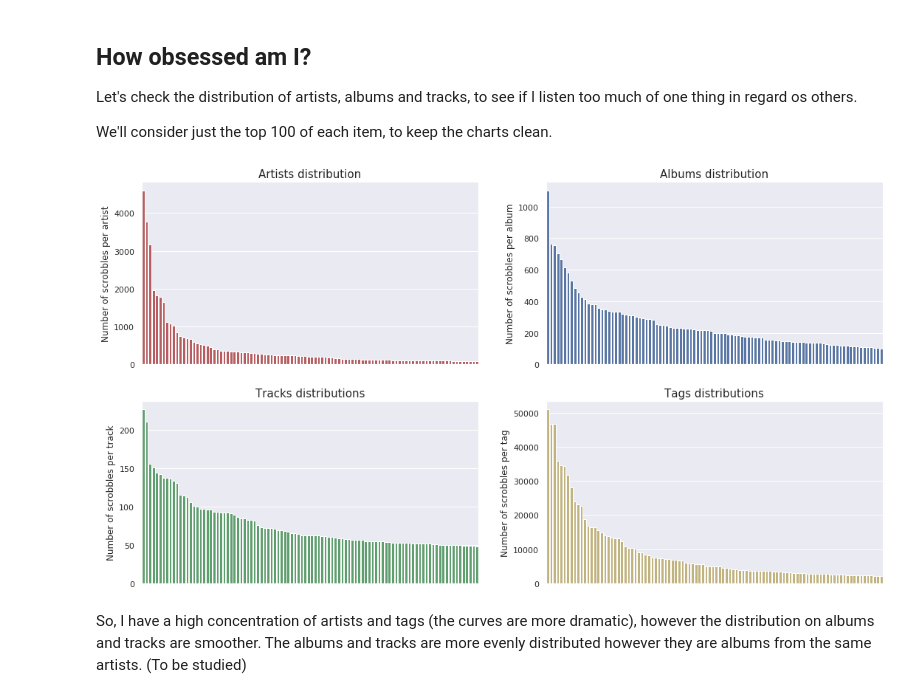
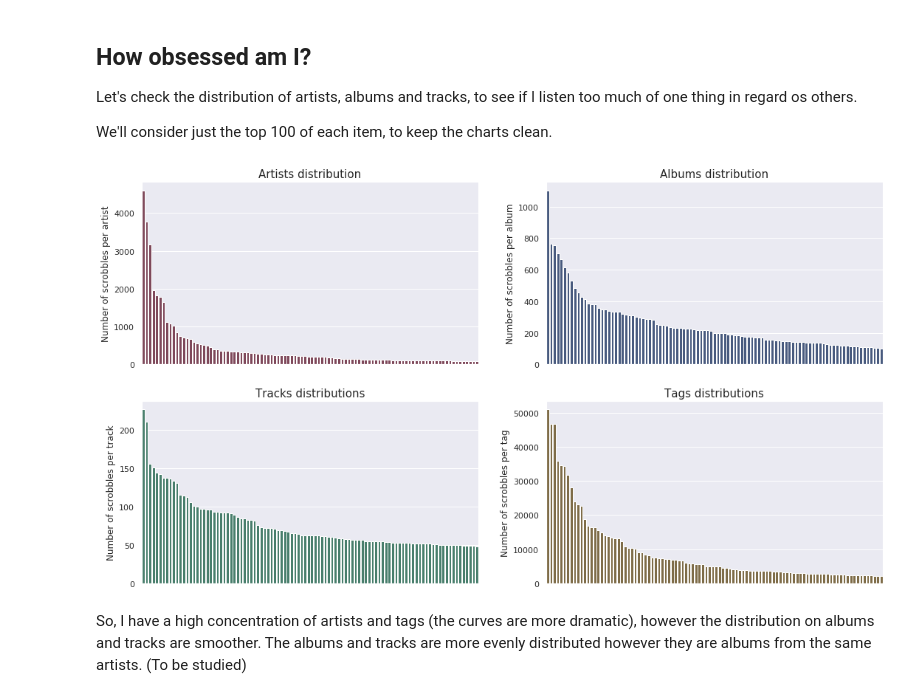
Before and after one commit to gomesfernanda/lastfm-reports, a Jupyter notebook: lastfm_analysis.ipynb, the cells around one changed output. Drawn from its saved outputs; the diff is of its cells as text; code cells hidden in the pictures.

```diff
--- a/lastfm_analysis.ipynb
+++ b/lastfm_analysis.ipynb
@@ -129,33 +130,33 @@ We'll consider just the top 100 of each item, to keep the charts clean.
 # %%
 plt.subplots(figsize=(18, 10))
 
 plt.subplot(2, 2, 1)
-artists_dist = sns.barplot(x_artists, y_artists, color="r")
+artists_dist = sns.barplot(x_artists, y_artists, color="#873f57")
 artists_dist.set_ylabel("Number of scrobbles per artist")
 artists_dist.axes.get_xaxis().set_visible(False)
 artists_dist.set_title('Artists distribution', fontsize=15)
 
 plt.subplot(2, 2, 2)
-albums_dist = sns.barplot(x_albums, y_albums, color="b")
+albums_dist = sns.barplot(x_albums, y_albums, color="#3f5787")
 albums_dist.set_ylabel("Number of scrobbles per album")
 albums_dist.axes.get_xaxis().set_visible(False)
 albums_dist.set_title('Albums distribution', fontsize=15)
 
 plt.subplot(2, 2, 3)
-tracks_dist = sns.barplot(x_tracks, y_tracks, color="g")
+tracks_dist = sns.barplot(x_tracks, y_tracks, color="#3f876f")
 tracks_dist.set_ylabel("Number of scrobbles per track")
 tracks_dist.axes.get_xaxis().set_visible(False)
 tracks_dist.set_title('Tracks distributions', fontsize=15)
 
 plt.subplot(2, 2, 4)
-tags_dist = sns.barplot(x_tags, y_tags, color="y")
+tags_dist = sns.barplot(x_tags, y_tags, color="#876f3f")
 tags_dist.set_ylabel("Number of scrobbles per tag")
 tags_dist.axes.get_xaxis().set_visible(False)
 tags_dist.set_title('Tags distributions', fontsize=15)
 
 plt.show()
 # %% [output]
-[figure, old version]
+[figure, new version]
 # %% [markdown]
 So, I have a high concentration of artists and tags (the curves are more dramatic), however the distribution on albums and tracks are smoother. The albums and tracks are more evenly distributed however they are albums from the same artists. (To be studied)
 # %% [markdown]
```
Also changed, not shown: parts of 12 cells of this notebook.
